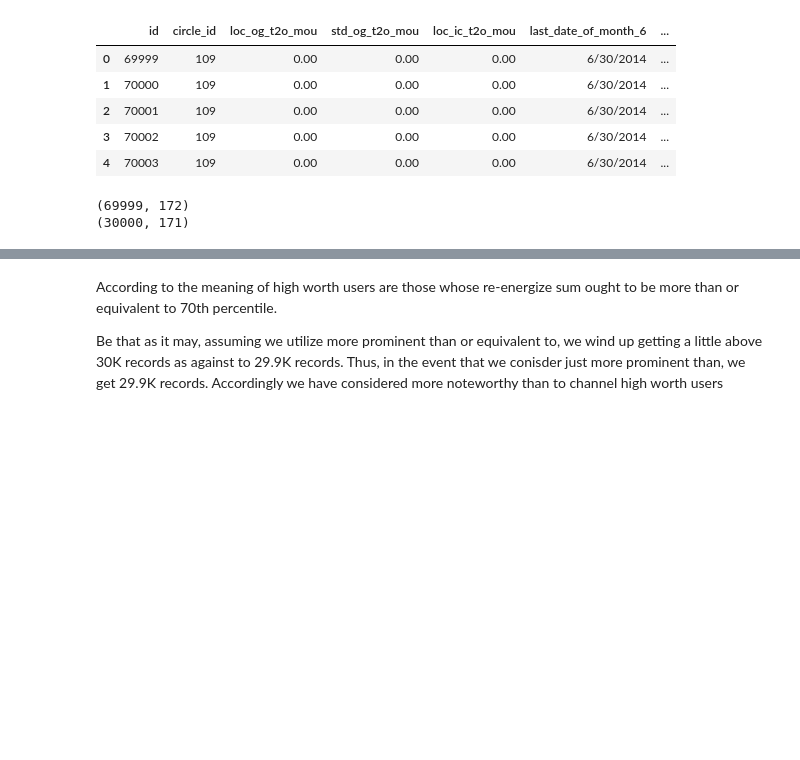
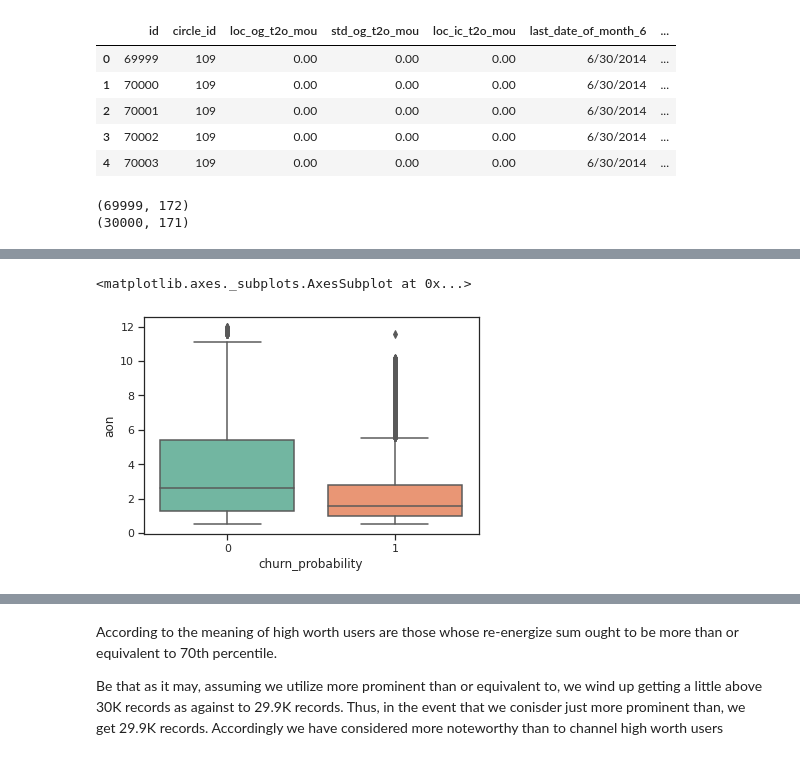
Before and after one commit to spdsp04/TelecomChrunCasestudy, a Jupyter notebook: Telecom_Chrun.ipynb, the cells around one changed output, grey strips where cells are left out. Cells and saved outputs as stored; diff of their text form; code cells hidden in the pictures; blank space fills up the shorter version.

```diff
--- a/Telecom_Chrun.ipynb
+++ b/Telecom_Chrun.ipynb
@@ -137,0 +202,12 @@ chrun_test[['total_rech_amt_6','total_rech_amt_7','AVG_amt_data_6_7']].quantile(
+# %%
+# columns segregation
+numarical_variable = chrun_test.select_dtypes(include=['float64', 'int64'])
+
+# segregation of date columns
+columns_have_date_values_with_them = [col for col in chrun_train.columns if 'date' in col]
+print(columns_have_date_values_with_them)
+print(len(columns_have_date_values_with_them))
+
+# segregation of facebook user columns
+facebook_user_columns = [col for col in chrun_train.columns if 'fb' in col]
+print(facebook_user_columns)
@@ -137,0 +381,7 @@ chrun_test[['total_rech_amt_6','total_rech_amt_7','AVG_amt_data_6_7']].quantile(
+# %%
+# Convert time on network in number of years from days
+chrun_train['aon']=round(((chrun_train['aon']/30)/12),1)
+sns.boxplot(y = 'aon', x='churn_probability',palette='Set2', data = chrun_train)
+# %% [output]
+<matplotlib.axes._subplots.AxesSubplot at 0x...>
+[figure, added]
```
Also changed, not shown: parts of 114 cells of this notebook.
